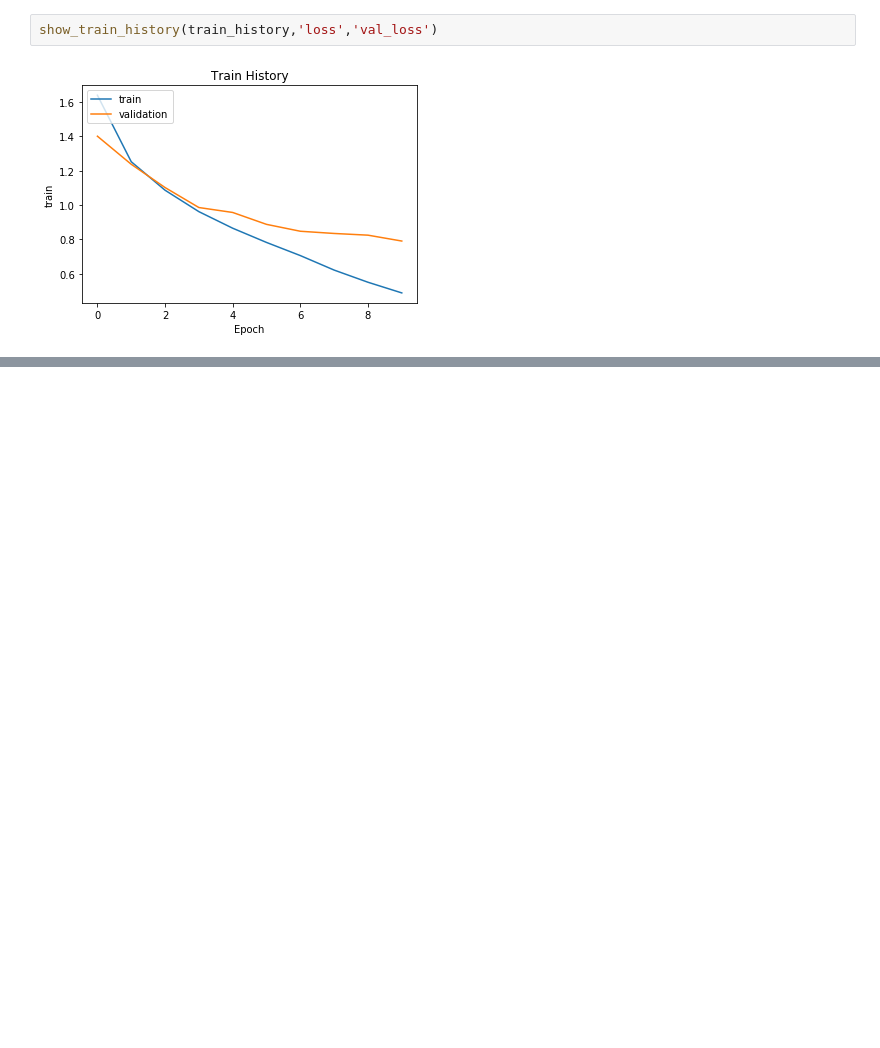
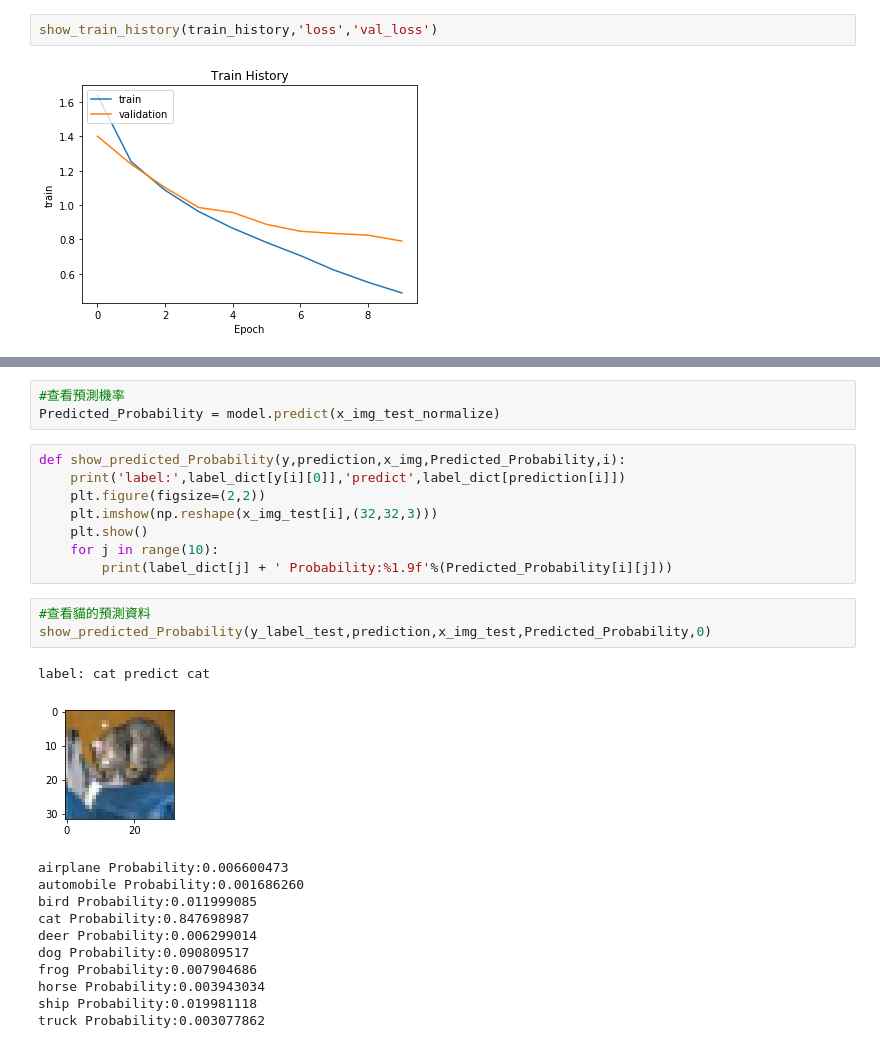
Before and after one commit to 40423105/deep-learning, a Jupyter notebook: keras/Cifar/Cifar_CNN辨識.ipynb, the cells around one changed output, grey strips where cells are left out. Saved outputs shown, nothing was run; the diff lists cells and outputs as text; blank space fills up the shorter version.

```diff
--- a/keras/Cifar/Cifar_CNN辨識.ipynb
+++ b/keras/Cifar/Cifar_CNN辨識.ipynb
@@ -192,0 +208,27 @@ show_train_history(train_history,'loss','val_loss')
+# %%
+#查看預測機率
+Predicted_Probability = model.predict(x_img_test_normalize)
+# %%
+def show_predicted_Probability(y,prediction,x_img,Predicted_Probability,i):
+    print('label:',label_dict[y[i][0]],'predict',label_dict[prediction[i]])
+    plt.figure(figsize=(2,2))
+    plt.imshow(np.reshape(x_img_test[i],(32,32,3)))
+    plt.show()
+    for j in range(10):
+        print(label_dict[j] + ' Probability:%1.9f'%(Predicted_Probability[i][j]))
+# %%
+#查看貓的預測資料
+show_predicted_Probability(y_label_test,prediction,x_img_test,Predicted_Probability,0)
+# %% [output]
+label: cat predict cat
+[figure, added]
+airplane Probability:0.006600473
+automobile Probability:0.001686260
+bird Probability:0.011999085
+cat Probability:0.847698987
+deer Probability:0.006299014
+dog Probability:0.090809517
+frog Probability:0.007904686
+horse Probability:0.003943034
+ship Probability:0.019981118
+truck Probability:0.003077862
```
Also changed, not shown: parts of 7 cells of this notebook, 2 other files.
